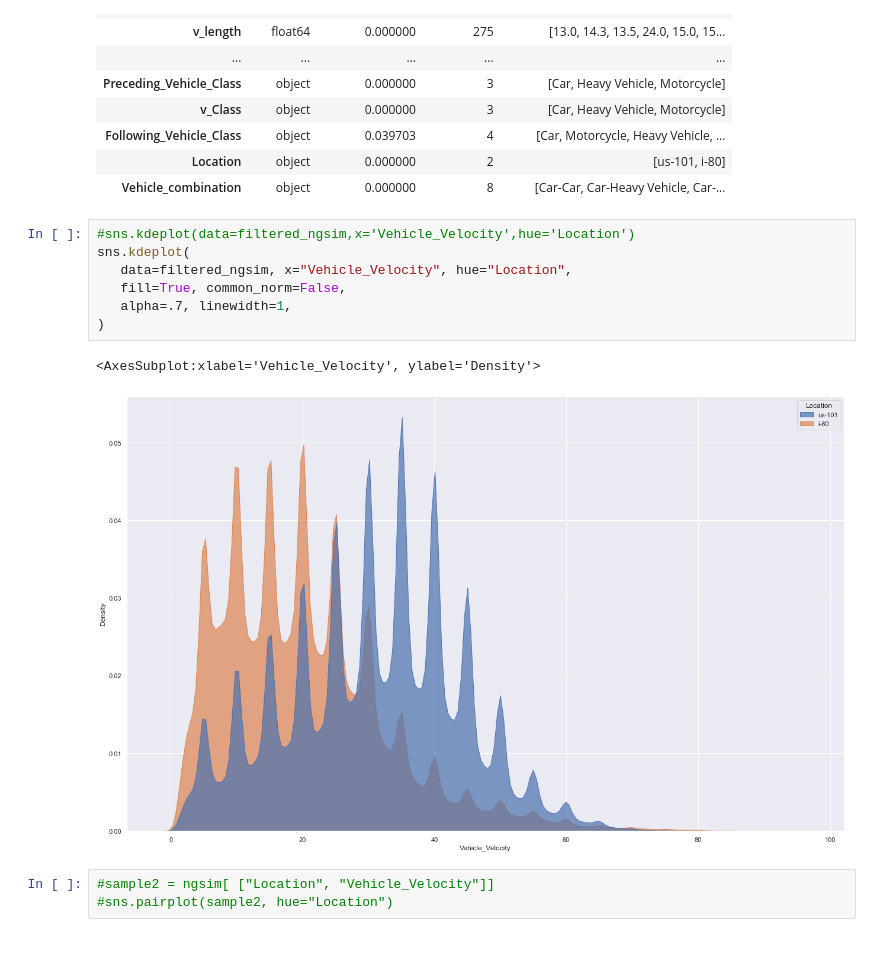
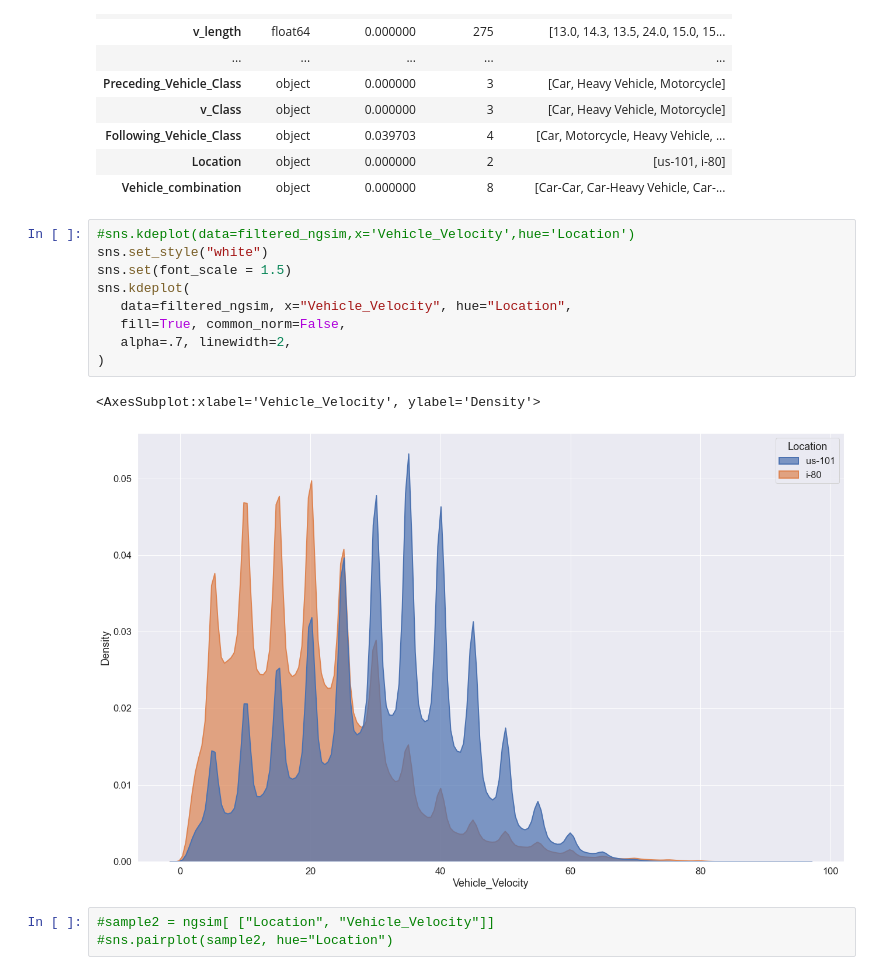
Before and after one commit to VineetDhamija/DataDrivenCarFollowing, a Jupyter notebook: datadrivencarfollowing-v1/scripts/Extended-EDA-vd-Part2.ipynb, the cells around one changed output. Cells and saved outputs as stored; diff of their text form; blank space fills up the shorter version.

```diff
--- a/datadrivencarfollowing-v1/scripts/Extended-EDA-vd-Part2.ipynb
+++ b/datadrivencarfollowing-v1/scripts/Extended-EDA-vd-Part2.ipynb
@@ -166,14 +168,16 @@ sniff(filtered_ngsim)
 | Vehicle_combination | object | 0.000000 | 8 | [Car-Car, Car-Heavy Vehicle, Car-... |
 # %%
 #sns.kdeplot(data=filtered_ngsim,x='Vehicle_Velocity',hue='Location')
+sns.set_style("white")
+sns.set(font_scale = 1.5)
 sns.kdeplot(
    data=filtered_ngsim, x="Vehicle_Velocity", hue="Location",
    fill=True, common_norm=False,
-   alpha=.7, linewidth=1,
+   alpha=.7, linewidth=2,
 )
 # %% [output]
 <AxesSubplot:xlabel='Vehicle_Velocity', ylabel='Density'>
-[figure, old version]
+[figure, new version]
 # %%
 #sample2 = ngsim[ ["Location", "Vehicle_Velocity"]]
 #sns.pairplot(sample2, hue="Location")
```
Also changed, not shown: parts of 7 cells of this notebook.
